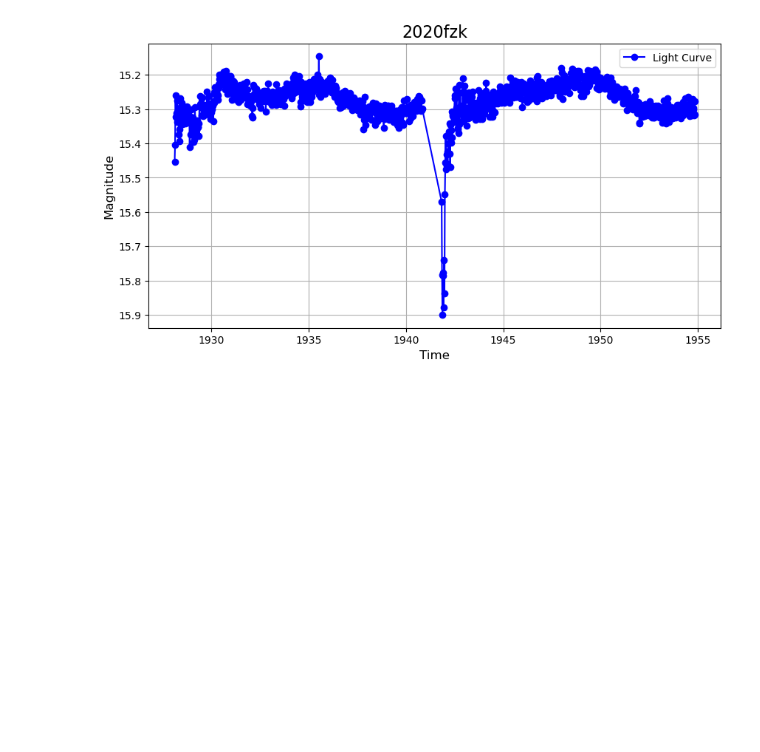
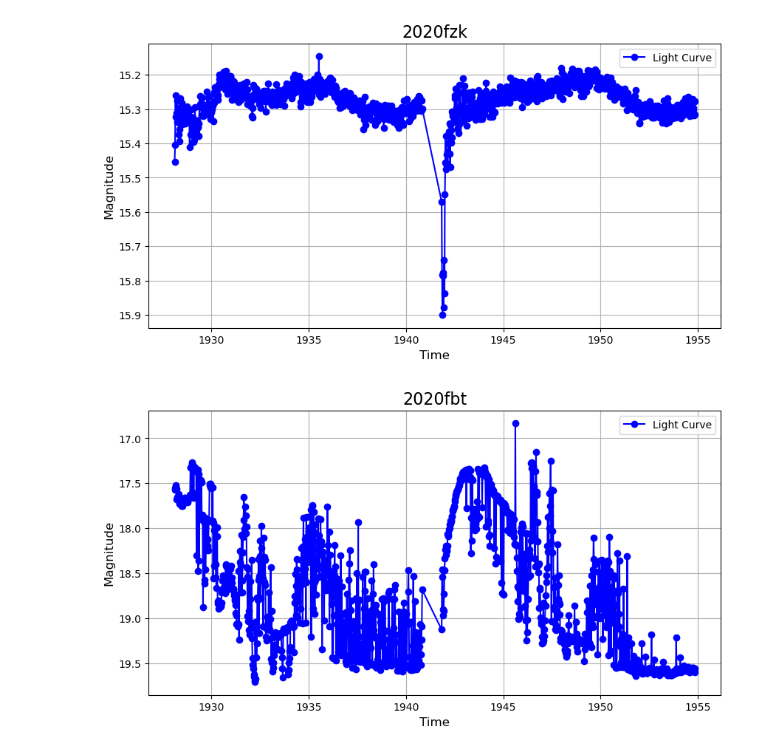
Before and after one commit to nic5153/TESS_RESEARCH, a Jupyter notebook: Interesting_curves/sector_23.ipynb, the cells around one changed output. Saved outputs shown, nothing was run; the diff lists cells and outputs as text; code cells hidden in the pictures; blank space fills up the shorter version.

Commit message:
sector_23

```diff
--- a/Interesting_curves/sector_23.ipynb
+++ b/Interesting_curves/sector_23.ipynb
@@ -183,3 +183,40 @@ if __name__ == "__main__":
     main()
 # %% [output]
 [figure]
+# %%
+import pandas as pd
+import matplotlib.pyplot as plt
+
+def plot_light_curve(txt_file, delimiter=r"\s+", title="Light Curve"):
+    # Read the .txt file into a DataFrame
+    try:
+        df = pd.read_csv(txt_file, delimiter=delimiter, skiprows=2, header=None, usecols=[1,4], names=['Time', 'Magnitude'])
+    except pd.errors.EmptyDataError:
+        print(f"The file '{txt_file}' is empty.")
+        return
+    except pd.errors.ParserError:
+        print(f"Error parsing '{txt_file}'. Please check the file format.")
+        return
+
+    #Plot the light curve
+    plt.figure(figsize=(10, 5))
+    plt.plot(df['Time'], df['Magnitude'], marker='o', linestyle='-', color='blue', label='Light Curve')
+    plt.xlabel('Time', fontsize=12)
+    plt.ylabel('Magnitude', fontsize=12)
+    plt.title('2020fbt', fontsize=16)
+    plt.gca().invert_yaxis()
+    plt.grid(True)
+    plt.legend()
+    plt.show()
+
+def main():
+    #Path to the .txt file
+    txt_file = r"C:\Users\nic51\TESS RESEARCH\Extracted_tarballs\sector23\cam2_ccd2\lc_discovery\lc_2020fbt_cleaned.txt"
+    #Specify the delimiter used in the .txt file
+    delimiter = r"\s+"
+    plot_light_curve(txt_file, delimiter)
+
+if __name__ == "__main__":
+    main()
+# %% [output]
+[figure, added]
```
Also changed, not shown: parts of 17 cells of this notebook, 59 other files.
